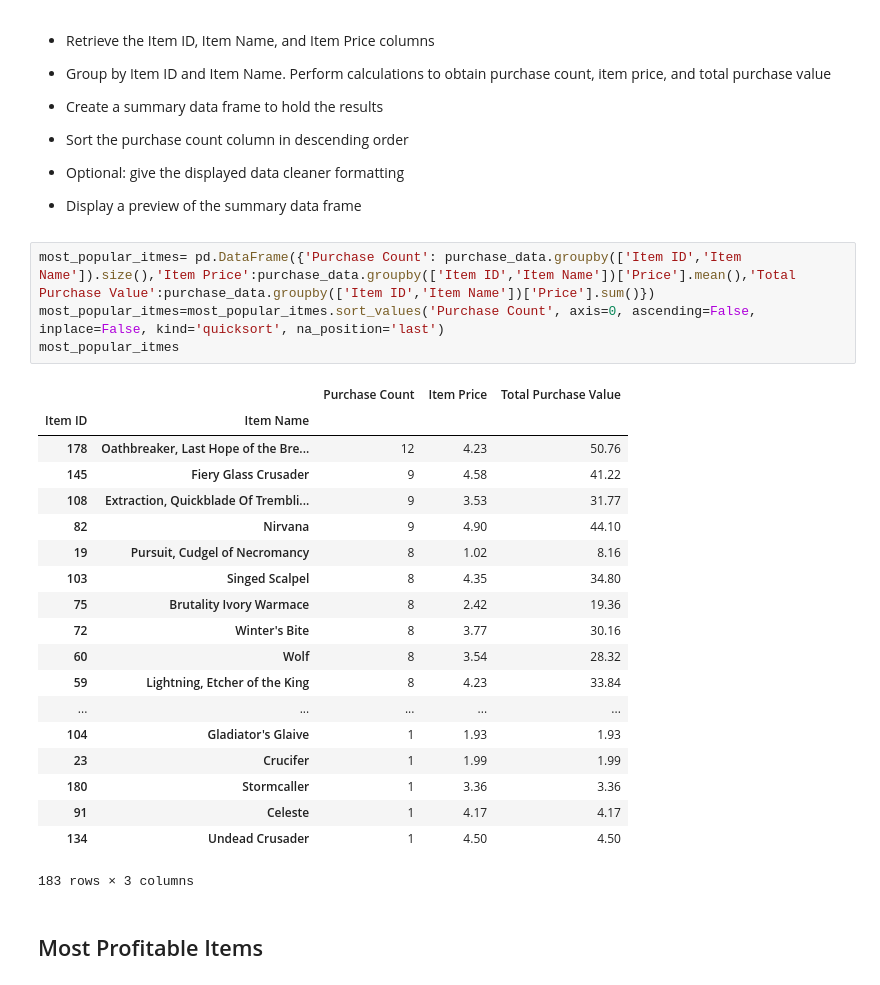
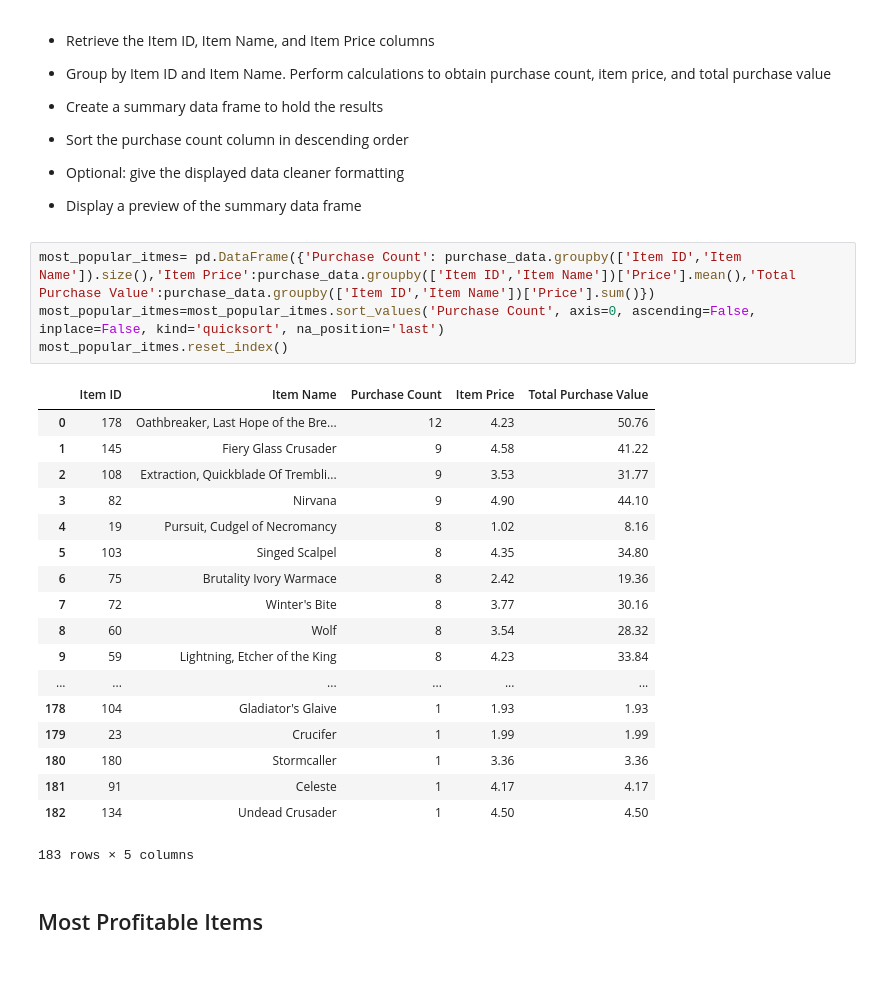
Before and after one commit to rgundachar/pandas-challenge, a Jupyter notebook: HeroesOfPymoli_starter.ipynb, the cells around one changed output. Saved outputs shown, nothing was run; the diff lists cells and outputs as text.

```diff
--- a/HeroesOfPymoli_starter.ipynb
+++ b/HeroesOfPymoli_starter.ipynb
@@ -242,27 +242,26 @@ total_spenders
 # %%
 most_popular_itmes= pd.DataFrame({'Purchase Count': purchase_data.groupby(['Item ID','Item Name']).size(),'Item Price':purchase_data.groupby(['Item ID','Item Name'])['Price'].mean(),'Total Purchase Value':purchase_data.groupby(['Item ID','Item Name'])['Price'].sum()})
 most_popular_itmes=most_popular_itmes.sort_values('Purchase Count', axis=0, ascending=False, inplace=False, kind='quicksort', na_position='last')
-most_popular_itmes
+most_popular_itmes.reset_index()
 # %% [output]
-|  |  | Purchase Count | Item Price | Total Purchase Value |
-| Item ID | Item Name |  |  |  |
-| 178 | Oathbreaker, Last Hope of the Bre... | 12 | 4.23 | 50.76 |
-| 145 | Fiery Glass Crusader | 9 | 4.58 | 41.22 |
-| 108 | Extraction, Quickblade Of Trembli... | 9 | 3.53 | 31.77 |
-| 82 | Nirvana | 9 | 4.90 | 44.10 |
-| 19 | Pursuit, Cudgel of Necromancy | 8 | 1.02 | 8.16 |
-| 103 | Singed Scalpel | 8 | 4.35 | 34.80 |
-| 75 | Brutality Ivory Warmace | 8 | 2.42 | 19.36 |
-| 72 | Winter's Bite | 8 | 3.77 | 30.16 |
-| 60 | Wolf | 8 | 3.54 | 28.32 |
-| 59 | Lightning, Etcher of the King | 8 | 4.23 | 33.84 |
-| ... | ... | ... | ... | ... |
-| 104 | Gladiator's Glaive | 1 | 1.93 | 1.93 |
-| 23 | Crucifer | 1 | 1.99 | 1.99 |
-| 180 | Stormcaller | 1 | 3.36 | 3.36 |
-| 91 | Celeste | 1 | 4.17 | 4.17 |
-| 134 | Undead Crusader | 1 | 4.50 | 4.50 |
+|  | Item ID | Item Name | Purchase Count | Item Price | Total Purchase Value |
+| 0 | 178 | Oathbreaker, Last Hope of the Bre... | 12 | 4.23 | 50.76 |
+| 1 | 145 | Fiery Glass Crusader | 9 | 4.58 | 41.22 |
+| 2 | 108 | Extraction, Quickblade Of Trembli... | 9 | 3.53 | 31.77 |
+| 3 | 82 | Nirvana | 9 | 4.90 | 44.10 |
+| 4 | 19 | Pursuit, Cudgel of Necromancy | 8 | 1.02 | 8.16 |
+| 5 | 103 | Singed Scalpel | 8 | 4.35 | 34.80 |
+| 6 | 75 | Brutality Ivory Warmace | 8 | 2.42 | 19.36 |
+| 7 | 72 | Winter's Bite | 8 | 3.77 | 30.16 |
+| 8 | 60 | Wolf | 8 | 3.54 | 28.32 |
+| 9 | 59 | Lightning, Etcher of the King | 8 | 4.23 | 33.84 |
+| ... | ... | ... | ... | ... | ... |
+| 178 | 104 | Gladiator's Glaive | 1 | 1.93 | 1.93 |
+| 179 | 23 | Crucifer | 1 | 1.99 | 1.99 |
+| 180 | 180 | Stormcaller | 1 | 3.36 | 3.36 |
+| 181 | 91 | Celeste | 1 | 4.17 | 4.17 |
+| 182 | 134 | Undead Crusader | 1 | 4.50 | 4.50 |
-183 rows × 3 columns
+183 rows × 5 columns
 # %% [markdown]
 ## Most Profitable Items
 # %% [markdown]
```
Also changed, not shown: parts of 1 cell of this notebook.
